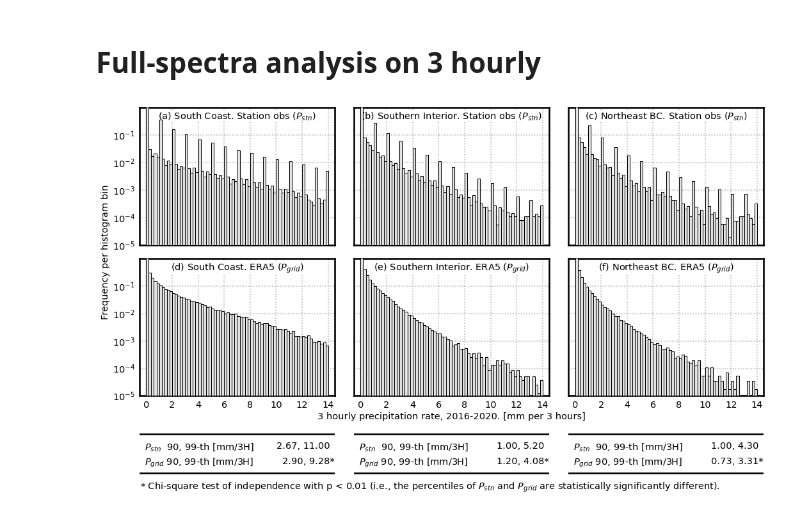
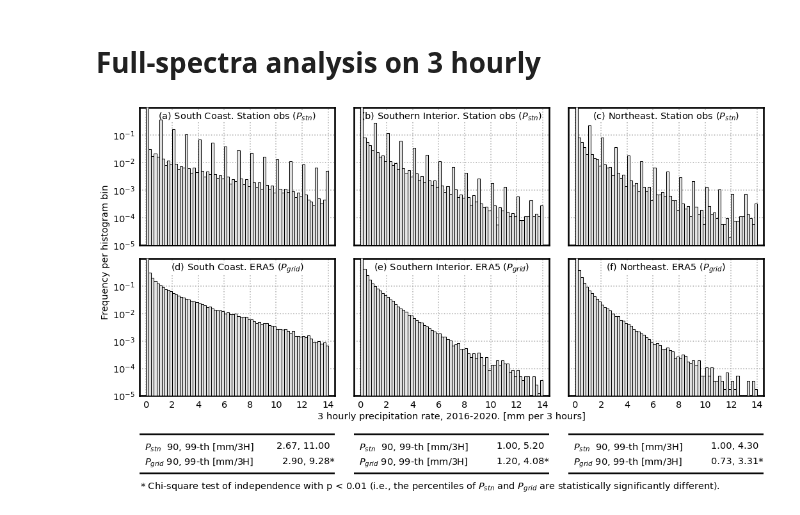
Before and after one commit to yingkaisha/rainbow, a Jupyter notebook: publish/PLOT_BCH_ERA5_stats_comparisons.ipynb, the cells around one changed output. Drawn from its saved outputs; the diff is of its cells as text; code cells hidden in the pictures.

```diff
--- a/publish/PLOT_BCH_ERA5_stats_comparisons.ipynb
+++ b/publish/PLOT_BCH_ERA5_stats_comparisons.ipynb
@@ -347,10 +347,10 @@ handle_text = []
 
 TITLE_obs = ['(a) South Coast. Station obs ($P_{stn}$)',
              '(b) Southern Interior. Station obs ($P_{stn}$)',
-             '(c) Northeast BC. Station obs ($P_{stn}$)']
+             '(c) Northeast. Station obs ($P_{stn}$)']
 TITLE_era = ['(d) South Coast. ERA5 ($P_{grid}$)',
              '(e) Southern Interior. ERA5 ($P_{grid}$)',
-             '(f) Northeast BC. ERA5 ($P_{grid}$)']
+             '(f) Northeast. ERA5 ($P_{grid}$)']
 
 x_pdf = [8.0*np.arange(0, 14.2, 0.2), 8.0*np.arange(0, 14.2, 0.2), 8.0*np.arange(0, 14.2, 0.2)]
 XTICKs = 8.0*np.arange(0, 16, 2)
@@ -462,7 +462,7 @@ handle_text = []
 
 TITLE = ['(a) South Coast',
          '(b) Southern Interior',
-         '(c) Northeast BC']
+         '(c) Northeast']
 
 for i, ax in enumerate(AX):
     ax = gu.ax_decorate_box(ax)
@@ -542,10 +542,10 @@ handle_text = []
 
 TITLE_obs = ['(a) South Coast. Station obs ($P_{stn}$)',
              '(b) Southern Interior. Station obs ($P_{stn}$)',
-             '(c) Northeast BC. Station obs ($P_{stn}$)']
+             '(c) Northeast. Station obs ($P_{stn}$)']
 TITLE_era = ['(d) South Coast. ERA5 ($P_{grid}$)',
              '(e) Southern Interior. ERA5 ($P_{grid}$)',
-             '(f) Northeast BC. ERA5 ($P_{grid}$)']
+             '(f) Northeast. ERA5 ($P_{grid}$)']
 
 x_pdf = [np.arange(0, 14.2, 0.2), np.arange(0, 14.2, 0.2), np.arange(0, 14.2, 0.2)]
 XTICKs = np.arange(0, 16, 2)
@@ -615,31 +615,31 @@ for i, ax in enumerate(AX_a):
                  ha='right', va='top', fontsize=14, transform=AX_a[i].transAxes)
 
     AX_a[i].text(0.025, 0.425, r'$P_{grid}$ 90, 99-th [mm/3H]',
                  ha='left', va='top', fontsize=14, transform=AX_a[i].transAxes)
 
     AX_a[i].text(1.0, 0.425, '{:.2f}, {:.2f}*'.format(np.quantile(temp2, 0.9),
                                                       np.quantile(temp2, 0.99)),
                  ha='right', va='top', fontsize=14, transform=AX_a[i].transAxes)
 
 
     AX_a[i].axhline(y=0.95, xmin=0, xmax=1.0, color='k', linewidth=2.5)
     AX_a[i].axhline(y=0.05, xmin=0, xmax=1.0, color='k', linewidth=2.5)
 
     AX_a[i].set_axis_off()
 
 
 ax_t1 = fig.add_axes([0.001, -0.325, 0.999, 0.03])
 ax_t1.set_axis_off()
 handle_text.append(ax_t1.text(0.0, 1,
                               '* Chi-square test of independence with p < 0.01 '+\
                               '(i.e., the percentiles of $P_{stn}$ and $P_{grid}$ are statistically significantly different).',
                               ha='left', va='top', fontsize=14, transform=ax_t1.transAxes))
 
 for handle in handle_text:
     handle.set_bbox(dict(facecolor='w', pad=0, edgecolor='none', zorder=6))
 
 if need_publish:
     # Save figure
     fig.savefig(fig_dir+'AnEn_BCH_ERA5_part2.png', format='png', **fig_keys)
 # %% [output]
-[figure, old version]
+[figure, new version]
```
Also changed, not shown: parts of 1 cell of this notebook, 3 other files.
